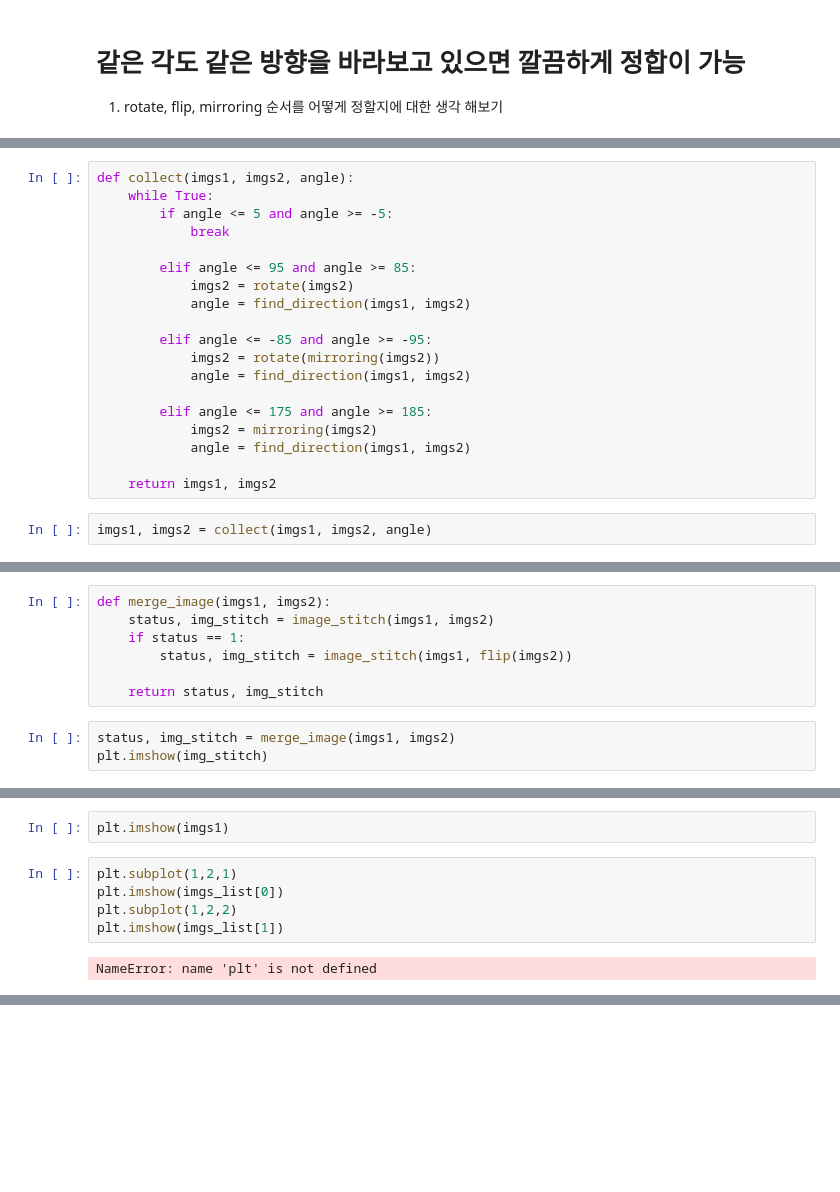
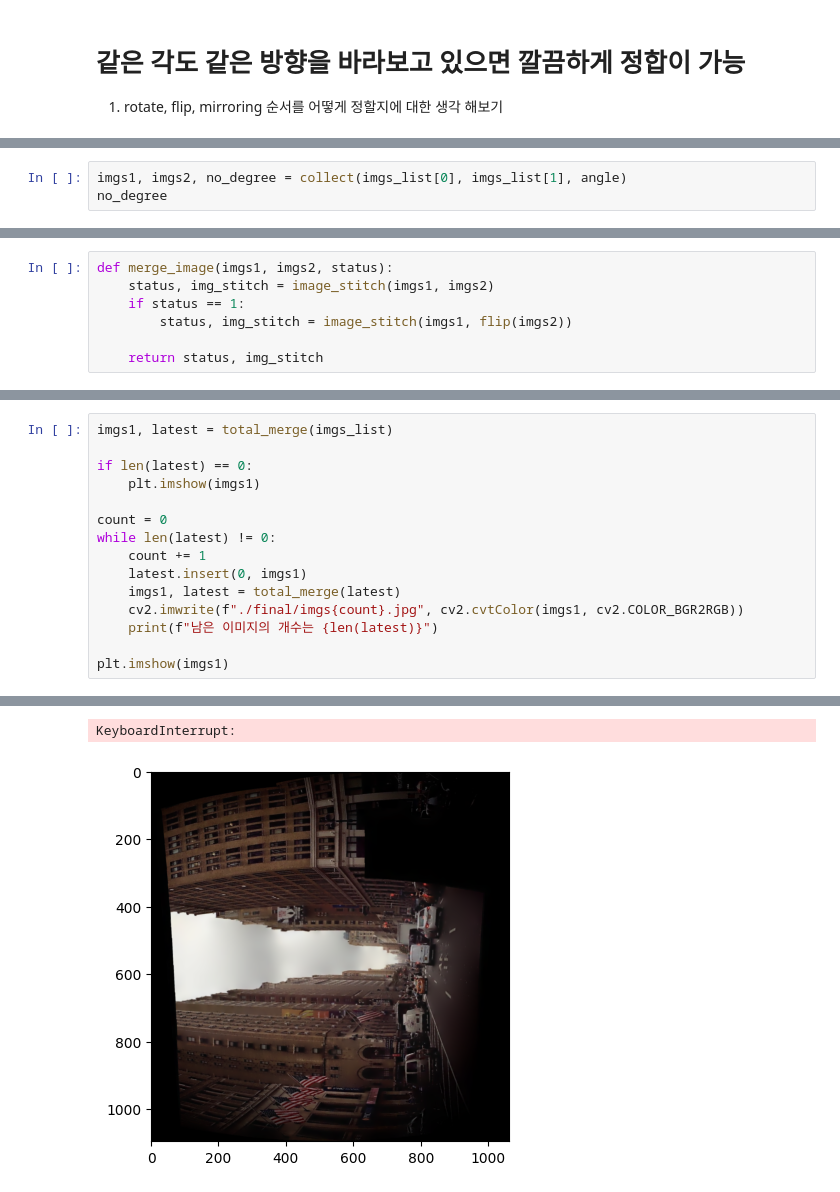
Before and after one commit to Lee-jun-young98/D_meta, a Jupyter notebook: merge_image.ipynb, the cells around one changed output, grey strips where cells are left out. Cells and saved outputs as stored; diff of their text form; blank space fills up the shorter version.

```diff
--- a/merge_image.ipynb
+++ b/merge_image.ipynb
@@ -78,22 +98,4 @@ good matching len :  34
-# %%
-def collect(imgs1, imgs2, angle):
-    while True:
-        if angle <= 5 and angle >= -5:
-            break
-
-        elif angle <= 95 and angle >= 85:
-            imgs2 = rotate(imgs2)
-            angle = find_direction(imgs1, imgs2)
-
-        elif angle <= -85 and angle >= -95:
-            imgs2 = rotate(mirroring(imgs2))
-            angle = find_direction(imgs1, imgs2)
-
-        elif angle <= 175 and angle >= 185:
-            imgs2 = mirroring(imgs2)
-            angle = find_direction(imgs1, imgs2)
-
-    return imgs1, imgs2
 # %%
-imgs1, imgs2 = collect(imgs1, imgs2, angle)
+imgs1, imgs2, no_degree = collect(imgs_list[0], imgs_list[1], angle)
+no_degree
 # %% [output]
@@ -110,10 +104,7 @@ plt.imshow(imgs2)
 # %%
-def merge_image(imgs1, imgs2):
+def merge_image(imgs1, imgs2, status):
     status, img_stitch = image_stitch(imgs1, imgs2)
     if status == 1:
         status, img_stitch = image_stitch(imgs1, flip(imgs2))
 
     return status, img_stitch
-# %%
-status, img_stitch = merge_image(imgs1, imgs2)
-plt.imshow(img_stitch)
@@ -136,9 +138,16 @@ good matching len :  34
-# %%
-plt.imshow(imgs1)
-# %%
-plt.subplot(1,2,1)
-plt.imshow(imgs_list[0])
-plt.subplot(1,2,2)
-plt.imshow(imgs_list[1])
-# %% [output]
-NameError: name 'plt' is not defined
+# %%
+imgs1, latest = total_merge(imgs_list)
+
+if len(latest) == 0:
+    plt.imshow(imgs1)
+
+count = 0
+while len(latest) != 0:
+    count += 1
+    latest.insert(0, imgs1)
+    imgs1, latest = total_merge(latest)
+    cv2.imwrite(f"./final/imgs{count}.jpg", cv2.cvtColor(imgs1, cv2.COLOR_BGR2RGB))
+    print(f"남은 이미지의 개수는 {len(latest)}")
+
+plt.imshow(imgs1)
+# %% [output]
@@ -144,0 +171,2 @@ NameError: name 'plt' is not defined
+KeyboardInterrupt:
+[figure, added]
```
Also changed, not shown: parts of 9 cells of this notebook, 1 other file.
